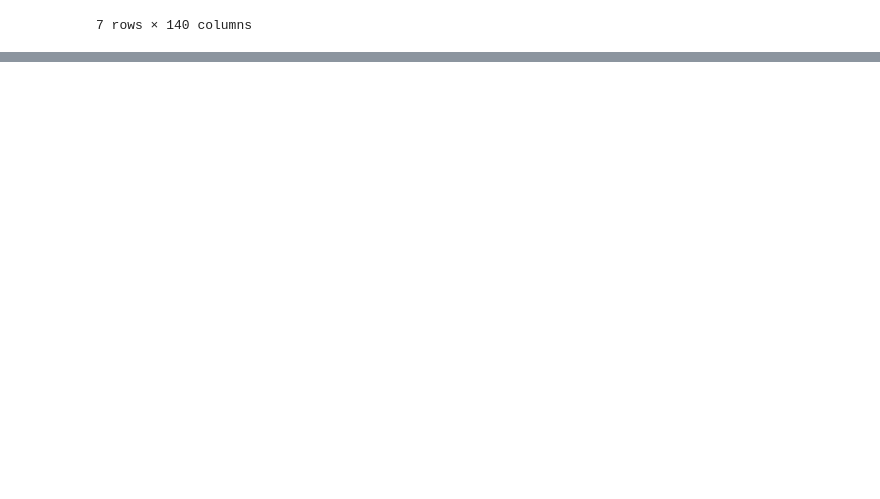
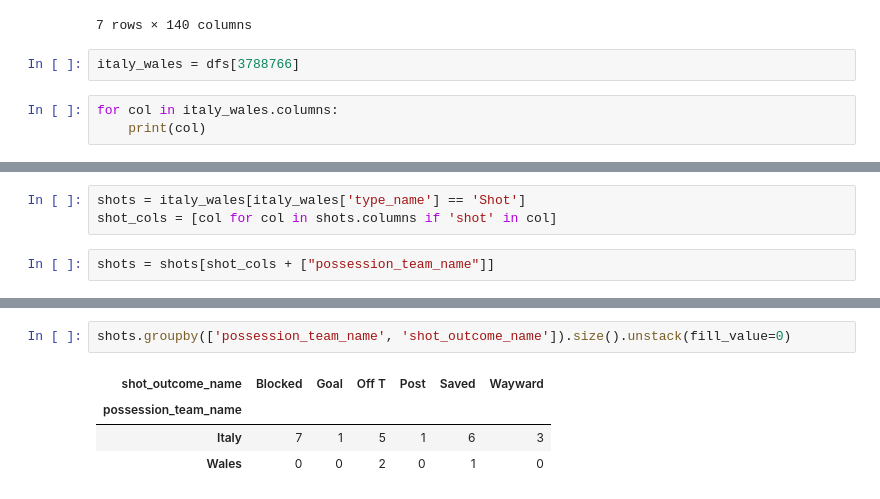
Before and after one commit to aegonwolf/socceranalytics, a Jupyter notebook: all-games.ipynb, the cells around one changed output, grey strips where cells are left out. Saved outputs shown, nothing was run; the diff lists cells and outputs as text; blank space fills up the shorter version.

```diff
--- a/all-games.ipynb
+++ b/all-games.ipynb
@@ -524,3 +524,8 @@ bonucci_goals
 | 936 | 2cf281d8-3423-41eb-8bf8-c719f2fd63ef | 939 | 1 | 00:22:04.933 | 22 | 4 | 49 | 0.499086 | [bd3cf713-70a9-4e77-b271-dc6f244a... | 16 | ... |
 | 4813 | c972fd58-d9ee-4ab3-9661-d23234195c22 | 4816 | 5 | 00:03:06.893 | 123 | 6 | 274 | 0.334140 | [8817c842-537d-44b5-bb6f-14a9740f... | 16 | ... |
 7 rows × 140 columns
+# %%
+italy_wales = dfs[3788766]
+# %%
+for col in italy_wales.columns:
+    print(col)
@@ -526,0 +573,5 @@ bonucci_goals
+# %%
+shots = italy_wales[italy_wales['type_name'] == 'Shot']
+shot_cols = [col for col in shots.columns if 'shot' in col]
+# %%
+shots = shots[shot_cols + ["possession_team_name"]]
@@ -526,0 +609,7 @@ bonucci_goals
+# %%
+shots.groupby(['possession_team_name', 'shot_outcome_name']).size().unstack(fill_value=0)
+# %% [output]
+| shot_outcome_name | Blocked | Goal | Off T | Post | Saved | Wayward |
+| possession_team_name |  |  |  |  |  |  |
+| Italy | 7 | 1 | 5 | 1 | 6 | 3 |
+| Wales | 0 | 0 | 2 | 0 | 1 | 0 |
```
Also changed, not shown: parts of 14 cells of this notebook.
